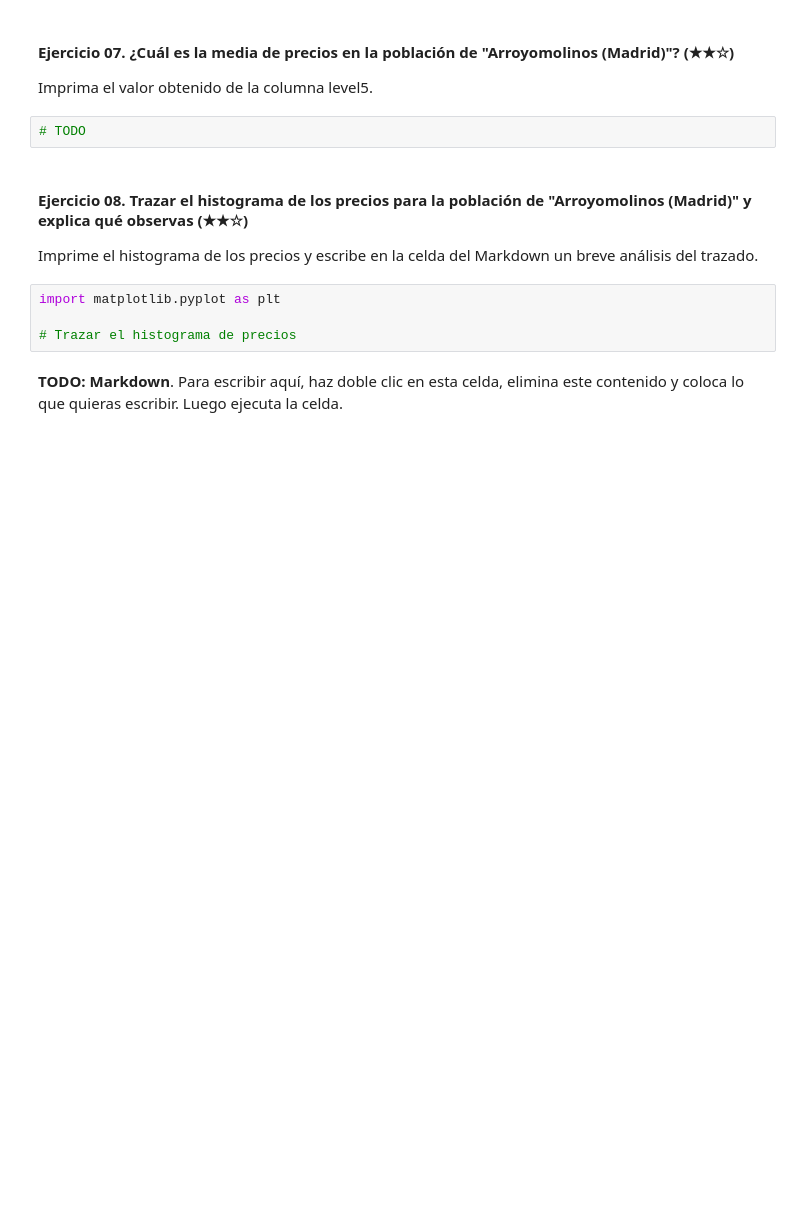
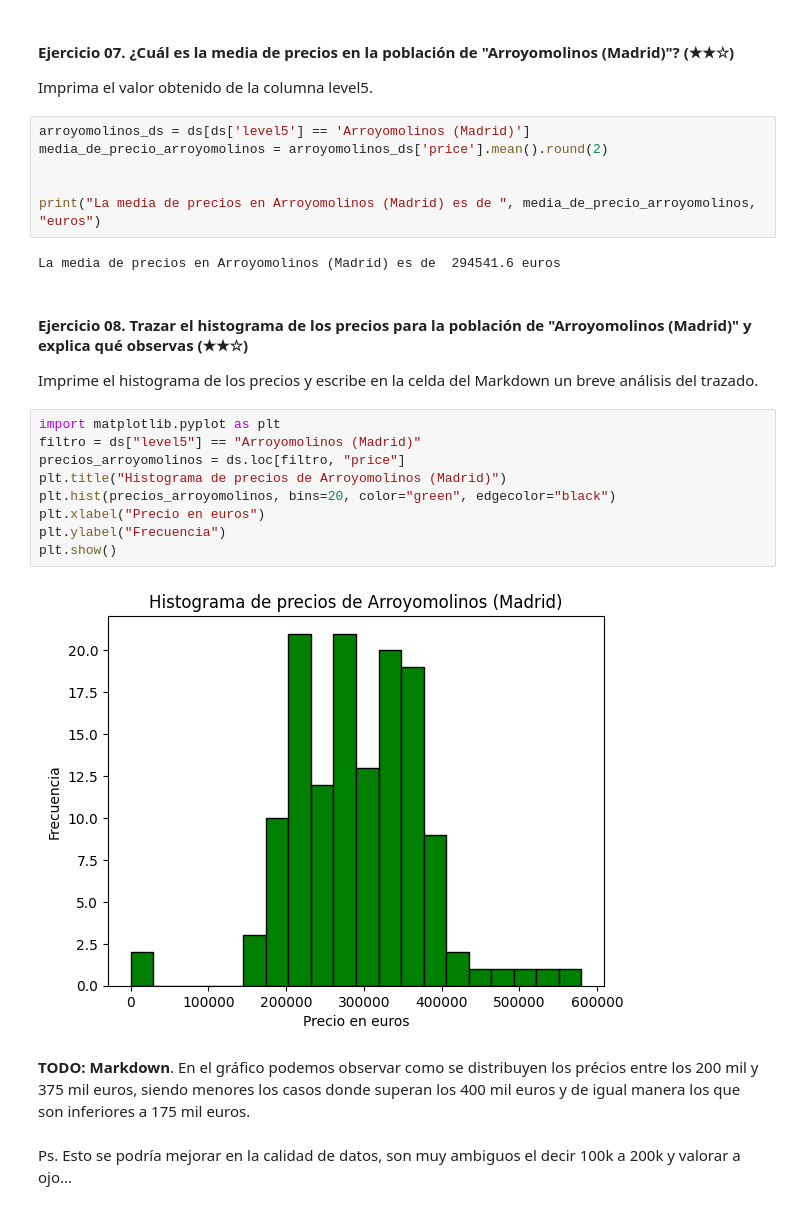
Before and after one commit to 4GeeksAcademy/Leonel_Ponce_data-clean-up-pandas-for-beginners-project, a Jupyter notebook: project.es.ipynb, the cells around one changed output. Drawn from its saved outputs; the diff is of its cells as text; blank space fills up the shorter version.

```diff
--- a/project.es.ipynb
+++ b/project.es.ipynb
@@ -215,14 +215,29 @@ El tamaño del Dataframe tras eliminar los valores nulos es de (0, 37)
 
 Imprima el valor obtenido de la columna level5.
 # %%
-# TODO
+arroyomolinos_ds = ds[ds['level5'] == 'Arroyomolinos (Madrid)']
+media_de_precio_arroyomolinos = arroyomolinos_ds['price'].mean().round(2)
+
+
+print("La media de precios en Arroyomolinos (Madrid) es de ", media_de_precio_arroyomolinos, "euros")
+# %% [output]
+La media de precios en Arroyomolinos (Madrid) es de  294541.6 euros
 # %% [markdown]
 #### Ejercicio 08. Trazar el histograma de los precios para la población de "Arroyomolinos (Madrid)" y explica qué observas (★★☆)
 
 Imprime el histograma de los precios y escribe en la celda del Markdown un breve análisis del trazado.
 # %%
 import matplotlib.pyplot as plt
-
-# Trazar el histograma de precios
+filtro = ds["level5"] == "Arroyomolinos (Madrid)"
+precios_arroyomolinos = ds.loc[filtro, "price"]
+plt.title("Histograma de precios de Arroyomolinos (Madrid)")
+plt.hist(precios_arroyomolinos, bins=20, color="green", edgecolor="black")
+plt.xlabel("Precio en euros")
+plt.ylabel("Frecuencia")
+plt.show()
+# %% [output]
+[figure, added]
 # %% [markdown]
-**TODO: Markdown**. Para escribir aquí, haz doble clic en esta celda, elimina este contenido y coloca lo que quieras escribir. Luego ejecuta la celda.
+**TODO: Markdown**. En el gráfico podemos observar como se distribuyen los précios entre los 200 mil y 375 mil euros, siendo menores los casos donde superan los 400 mil euros y de igual manera los que son inferiores a 175 mil euros.
+# %% [markdown]
+Ps. Esto se podría mejorar en la calidad de datos, son muy ambiguos el decir 100k a 200k y valorar a ojo...
```
